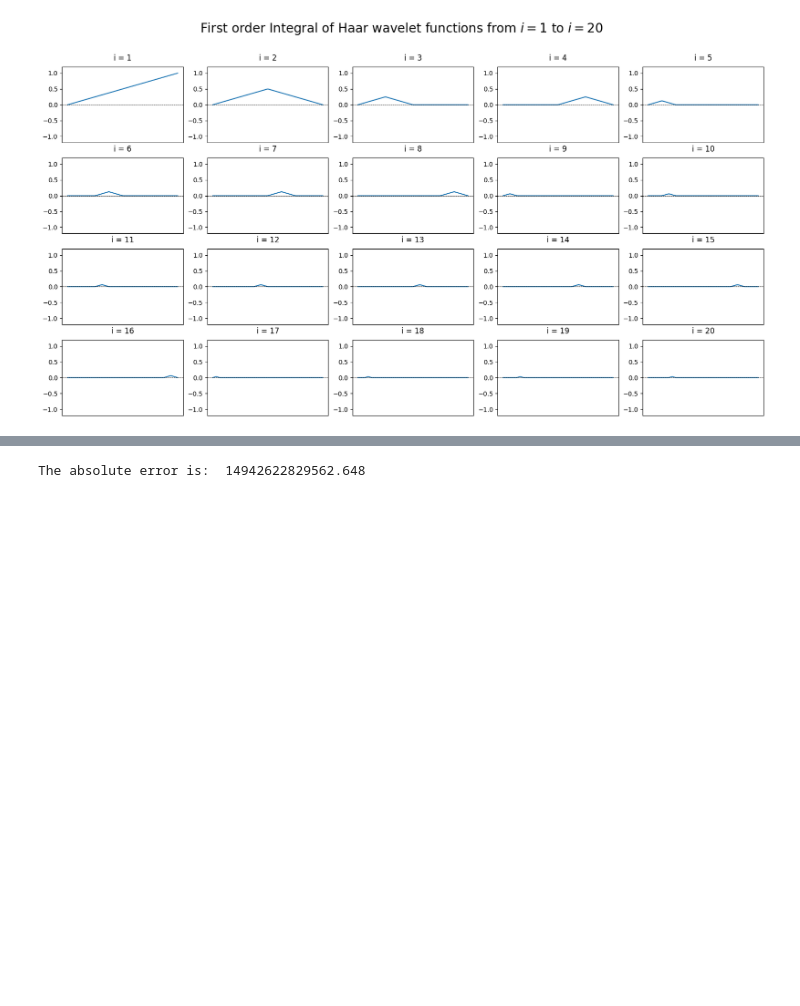
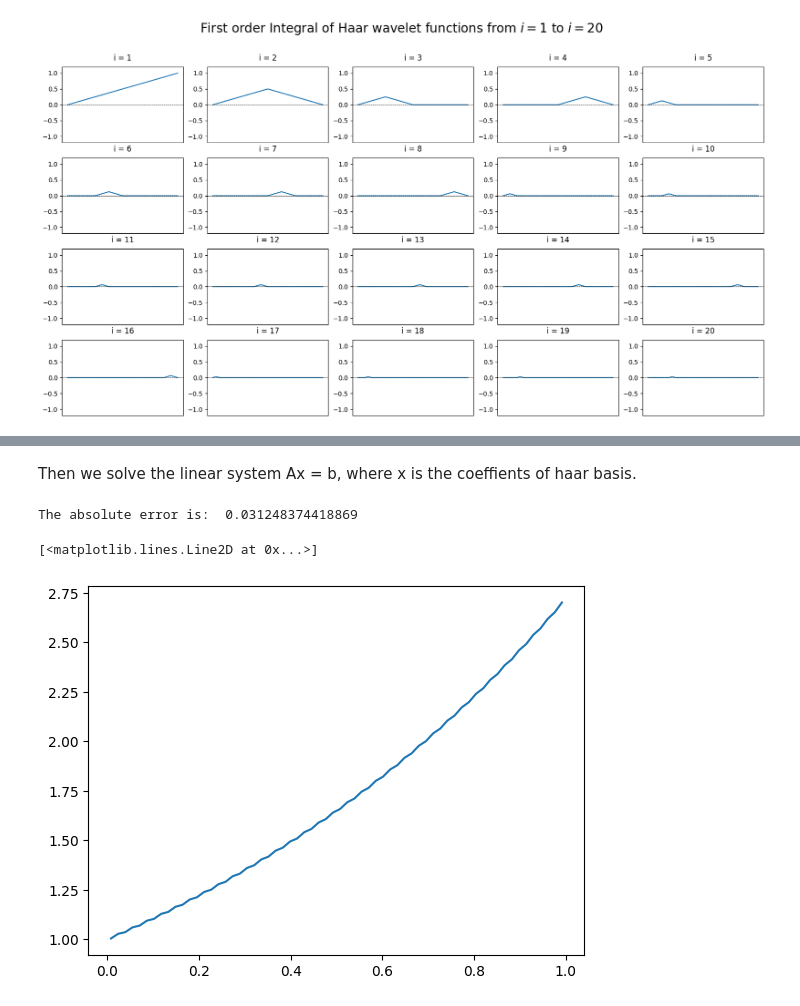
Before and after one commit to kabio05/HOHWM_Integral_Equations, a Jupyter notebook: HOHWM.ipynb, the cells around one changed output, grey strips where cells are left out. Saved outputs shown, nothing was run; the diff lists cells and outputs as text; code cells hidden in the pictures; blank space fills up the shorter version.

```diff
--- a/HOHWM.ipynb
+++ b/HOHWM.ipynb
@@ -198,28 +198,2 @@ N = 100
 x = collocation(N)
 t = collocation(N)
-# %%
-V_b = np.zeros(N)
-for k in range(N):
-    V_b += K(x, t[k])
-V_b = 1 - 1/N * V_b
-
-S_1 = np.zeros(N)
-for j in range(N):
-    for k in range(N):
-        S_1[j] += K(0, t[k]) * haar_int_1(t[k], j+1)
-
-S_2 = 0
-for k in range(N):
-    S_2 += K(0, t[k])
-S_2 = 1/N * S_2
-
-M_A = np.zeros((N, N))
-for j in range(N):
-    for k in range(N):
-        M_A[:, j] += K(x, t[k]) * haar_int_1(t[k], j+1)
-M_A = haar_int_1_mat(x, N) - 1/N * M_A
-
-V_B = np.zeros(N)
-for k in range(N):
-    V_B += K(x, t[k])
-V_B = 1 - 1/N * V_B
@@ -225,0 +218,6 @@ V_B = 1 - 1/N * V_B
+# %%
+S_1 = np.zeros(N)
+for j in range(N):
+    for k in range(N):
+        S_1[j] += K(0, t[k]) * haar_int_1(t[k], j+1)
+S_1 = 1/N * S_1
@@ -226,8 +240,10 @@ V_B = 1 - 1/N * V_B
+# %% [markdown]
+Then we solve the linear system Ax = b, where x is the coeffients of haar basis.
 # %%
-A = M_A + np.outer(S_1, V_b) / (1 - S_2)
-B = f(x) - f(0) * V_B / (1 - S_2)
+A_ls = M_A + np.outer(V_B, S_1) / (1 - S_2)
+B_ls = f(x) - f(0) * V_B / (1 - S_2)
 # %%
-coef_haar = np.linalg.solve(A, B) # solve the linear system Ax = B
+coef_haar = np.linalg.solve(A_ls, B_ls) # solve the linear system Ax = B
 # %%
 # form the result of the approximation
 u_haar_approx = np.zeros(N)
@@ -235,7 +251,12 @@ for k in range(N):
     u_haar_approx += coef_haar[k] * haar_vec(x, k + 1)
 abs_error = np.abs(u_haar_approx - np.exp(x))
 # get the one norm of the error
-one_norm = np.linalg.norm(abs_error, ord=1)
-print('The absolute error is: ', one_norm)
+norm = np.linalg.norm(abs_error)
+print('The absolute error is: ', norm)
 # %% [output]
-The absolute error is:  14942622829562.648
+The absolute error is:  0.031248374418869
+# %%
+plt.plot(x, u_haar_approx, label='Approximation')
+# %% [output]
+[<matplotlib.lines.Line2D at 0x...>]
+[figure, added]
```
Also changed, not shown: parts of 10 cells of this notebook, 1 other file.
